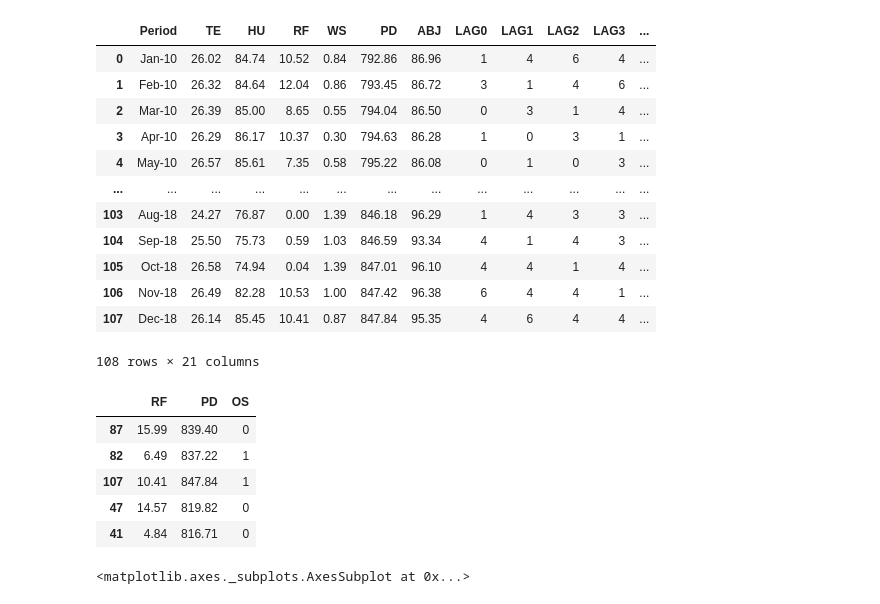
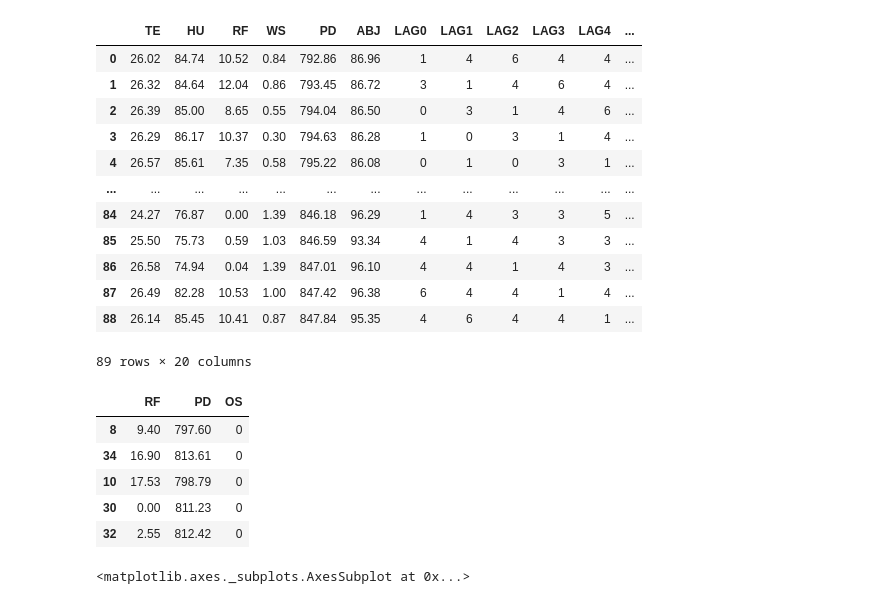
Before and after one commit to martinpdab/tugasscdl, a Jupyter notebook: Skenario4.ipynb, the cells around one changed output. Saved outputs shown, nothing was run; the diff lists cells and outputs as text; code cells hidden in the pictures.

```diff
--- a/Skenario4.ipynb
+++ b/Skenario4.ipynb
@@ -25,23 +25,23 @@ from sklearn.model_selection import train_test_split
 from sklearn.utils import shuffle
 # %%
 #memakai dataset
-URL = 'https://raw.githubusercontent.com/martinpdab/tugasscdl/main/data%20fix.csv'
+URL = 'https://raw.githubusercontent.com/martinpdab/tugasscdl/main/dataset_fixed(1).csv'
 dataframe = pd.read_csv(URL)
 dataframe
 # %% [output]
-|  | Period | TE | HU | RF | WS | PD | ABJ | LAG0 | LAG1 | LAG2 | LAG3 | ... |
-| 0 | Jan-10 | 26.02 | 84.74 | 10.52 | 0.84 | 792.86 | 86.96 | 1 | 4 | 6 | 4 | ... |
-| 1 | Feb-10 | 26.32 | 84.64 | 12.04 | 0.86 | 793.45 | 86.72 | 3 | 1 | 4 | 6 | ... |
-| 2 | Mar-10 | 26.39 | 85.00 | 8.65 | 0.55 | 794.04 | 86.50 | 0 | 3 | 1 | 4 | ... |
-| 3 | Apr-10 | 26.29 | 86.17 | 10.37 | 0.30 | 794.63 | 86.28 | 1 | 0 | 3 | 1 | ... |
-| 4 | May-10 | 26.57 | 85.61 | 7.35 | 0.58 | 795.22 | 86.08 | 0 | 1 | 0 | 3 | ... |
+|  | TE | HU | RF | WS | PD | ABJ | LAG0 | LAG1 | LAG2 | LAG3 | LAG4 | ... |
+| 0 | 26.02 | 84.74 | 10.52 | 0.84 | 792.86 | 86.96 | 1 | 4 | 6 | 4 | 4 | ... |
+| 1 | 26.32 | 84.64 | 12.04 | 0.86 | 793.45 | 86.72 | 3 | 1 | 4 | 6 | 4 | ... |
+| 2 | 26.39 | 85.00 | 8.65 | 0.55 | 794.04 | 86.50 | 0 | 3 | 1 | 4 | 6 | ... |
+| 3 | 26.29 | 86.17 | 10.37 | 0.30 | 794.63 | 86.28 | 1 | 0 | 3 | 1 | 4 | ... |
+| 4 | 26.57 | 85.61 | 7.35 | 0.58 | 795.22 | 86.08 | 0 | 1 | 0 | 3 | 1 | ... |
 | ... | ... | ... | ... | ... | ... | ... | ... | ... | ... | ... | ... | ... |
-| 103 | Aug-18 | 24.27 | 76.87 | 0.00 | 1.39 | 846.18 | 96.29 | 1 | 4 | 3 | 3 | ... |
-| 104 | Sep-18 | 25.50 | 75.73 | 0.59 | 1.03 | 846.59 | 93.34 | 4 | 1 | 4 | 3 | ... |
-| 105 | Oct-18 | 26.58 | 74.94 | 0.04 | 1.39 | 847.01 | 96.10 | 4 | 4 | 1 | 4 | ... |
-| 106 | Nov-18 | 26.49 | 82.28 | 10.53 | 1.00 | 847.42 | 96.38 | 6 | 4 | 4 | 1 | ... |
-| 107 | Dec-18 | 26.14 | 85.45 | 10.41 | 0.87 | 847.84 | 95.35 | 4 | 6 | 4 | 4 | ... |
+| 84 | 24.27 | 76.87 | 0.00 | 1.39 | 846.18 | 96.29 | 1 | 4 | 3 | 3 | 5 | ... |
+| 85 | 25.50 | 75.73 | 0.59 | 1.03 | 846.59 | 93.34 | 4 | 1 | 4 | 3 | 3 | ... |
+| 86 | 26.58 | 74.94 | 0.04 | 1.39 | 847.01 | 96.10 | 4 | 4 | 1 | 4 | 3 | ... |
+| 87 | 26.49 | 82.28 | 10.53 | 1.00 | 847.42 | 96.38 | 6 | 4 | 4 | 1 | 4 | ... |
+| 88 | 26.14 | 85.45 | 10.41 | 0.87 | 847.84 | 95.35 | 4 | 6 | 4 | 4 | 1 | ... |
-108 rows × 21 columns
+89 rows × 20 columns
 # %%
 # mengambil kolom RF, PD, OS dan mengacak dataset
 data = dataframe[['RF', 'PD', 'OS']]
@@ -49,11 +49,11 @@ data = shuffle(data)
 data.head()
 # %% [output]
 |  | RF | PD | OS |
-| 87 | 15.99 | 839.40 | 0 |
-| 82 | 6.49 | 837.22 | 1 |
-| 107 | 10.41 | 847.84 | 1 |
-| 47 | 14.57 | 819.82 | 0 |
-| 41 | 4.84 | 816.71 | 0 |
+| 8 | 9.40 | 797.60 | 0 |
+| 34 | 16.90 | 813.61 | 0 |
+| 10 | 17.53 | 798.79 | 0 |
+| 30 | 0.00 | 811.23 | 0 |
+| 32 | 2.55 | 812.42 | 0 |
 # %%
 import seaborn as sns
 
```
Also changed, not shown: parts of 7 cells of this notebook.
